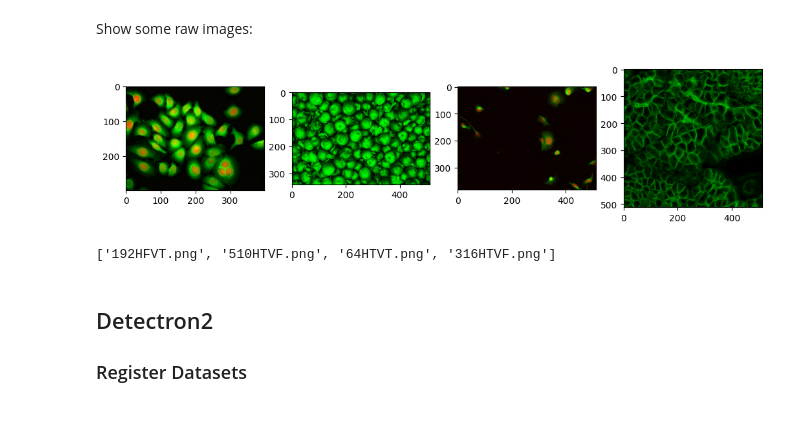
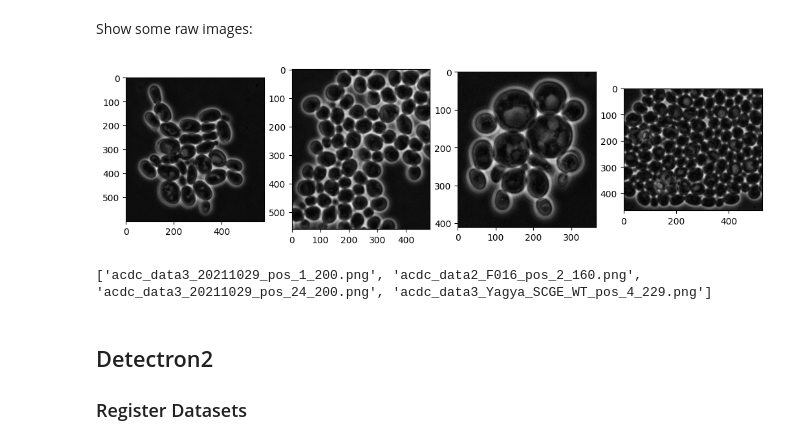
Before and after one commit to SchmollerLab/activeInstanceSegment, a Jupyter notebook: jupyter_notebooks/degugging_pipeline.ipynb, the cells around one changed output. Saved outputs shown, nothing was run; the diff lists cells and outputs as text; code cells hidden in the pictures; blank space fills up the shorter version.

```diff
--- a/jupyter_notebooks/degugging_pipeline.ipynb
+++ b/jupyter_notebooks/degugging_pipeline.ipynb
@@ -38,7 +44,7 @@ from src.predict import predict_image_in_acdc
 
 check coco json file:
 # %%
-with open("/vol/volume/data/cellpose/train/cell_acdc_coco_ds.json") as file:
+with open("./data/acdc_last_images/test/cell_acdc_coco_ds.json") as file:
     train_dict = json.load(file)
 # %%
 print(list(train_dict.keys()),"\n")
@@ -61,14 +67,14 @@ if False:
 # %% [markdown]
 Show some raw images:
 # %%
-#rd.seed(1337)
+rd.seed(1337)
 images_meta_data = rd.sample(train_dict["images"], 4)
-imgs = [mpimg.imread("/vol/volume/data/cellpose/train/images/" + image["file_name"]) for image in images_meta_data]
+imgs = [mpimg.imread("./data/acdc_last_images/test/images/" + image["file_name"]) for image in images_meta_data]
 show_image(imgs)
 print([image["file_name"] for image in images_meta_data])
 # %% [output]
-[figure, old version]
+[figure, new version]
-['192HFVT.png', '510HTVF.png', '64HTVT.png', '316HTVF.png']
+['acdc_data3_20211029_pos_1_200.png', 'acdc_data2_F016_pos_2_160.png', 'acdc_data3_20211029_pos_24_200.png', 'acdc_data3_Yagya_SCGE_WT_pos_4_229.png']
 # %% [markdown]
 ## Detectron2
 
```
Also changed, not shown: parts of 30 cells of this notebook, 6 other files.
